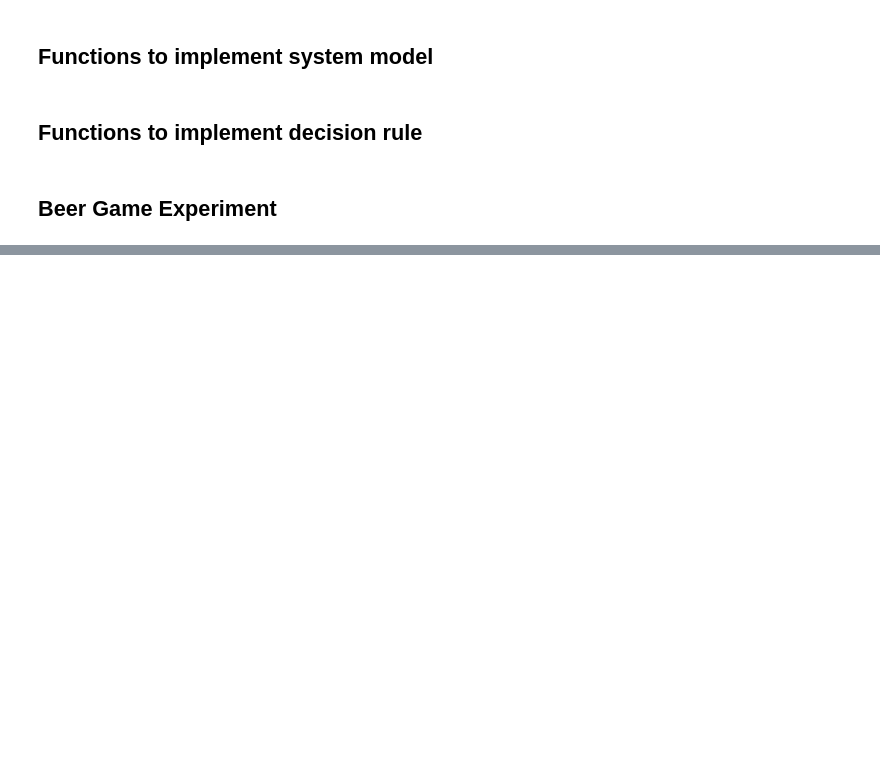
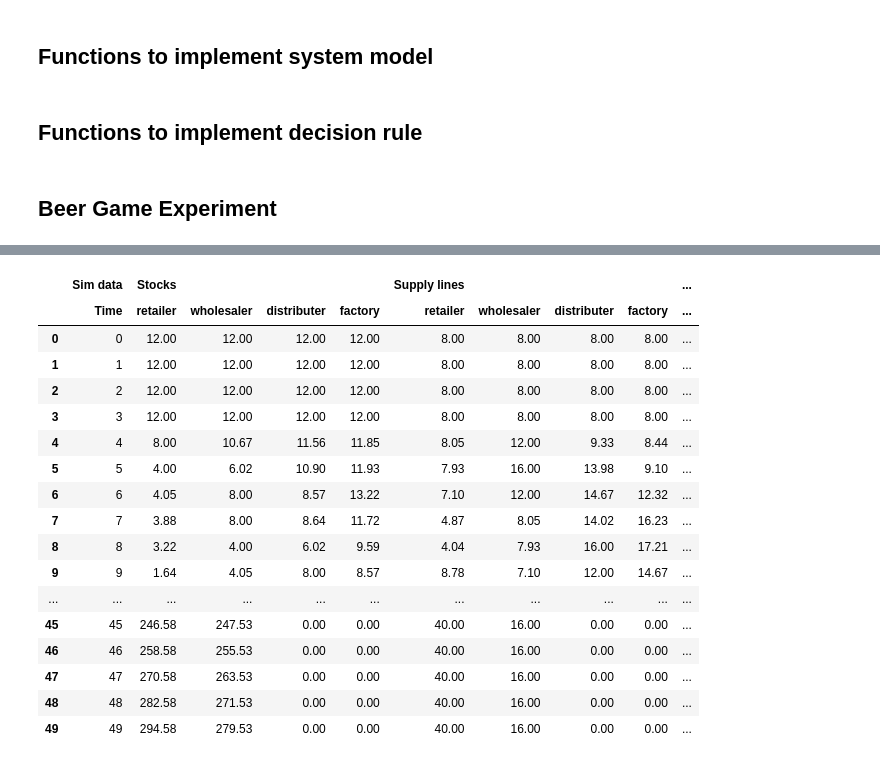
Before and after one commit to billtubbs/prod-inv-control, a Jupyter notebook: beer-game-1989/Sterman-1989-beer-game-functions.ipynb, the cells around one changed output, grey strips where cells are left out. Saved outputs shown, nothing was run; the diff lists cells and outputs as text; code cells hidden in the pictures; blank space fills up the shorter version.

```diff
--- a/beer-game-1989/Sterman-1989-beer-game-functions.ipynb
+++ b/beer-game-1989/Sterman-1989-beer-game-functions.ipynb
@@ -151,6 +247,7 @@ def calc_adjustment_for_supply_line_t(supply_line_t, supply_line_target_t, alpha
 
     This is a discrete-time version of Eqn. 6 in Sterman (1989).
     """
-    return alpha_s * (stock_target_t - stock_t)
+    return alpha_sl * (supply_line_target_t - supply_line_t)
 
+# Test
 assert calc_adjustment_for_stock_t(12, 10, 0.5) == -1
@@ -162,0 +565,25 @@ assert calc_adjustment_for_stock_t(12, 10, 0.5) == -1
+# %%
+import pandas as pd
+import matplotlib.pyplot as plt
+
+sim_results = pd.concat([pd.DataFrame.from_records(data) for data in sim_out.values()], axis=1, keys=sim_out.keys())
+sim_results.round(2)
+# %% [output]
+|  | Sim data | Stocks |  |  |  | Supply lines |  |  |  | ... |
+|  | Time | retailer | wholesaler | distributer | factory | retailer | wholesaler | distributer | factory | ... |
+| 0 | 0 | 12.00 | 12.00 | 12.00 | 12.00 | 8.00 | 8.00 | 8.00 | 8.00 | ... |
+| 1 | 1 | 12.00 | 12.00 | 12.00 | 12.00 | 8.00 | 8.00 | 8.00 | 8.00 | ... |
+| 2 | 2 | 12.00 | 12.00 | 12.00 | 12.00 | 8.00 | 8.00 | 8.00 | 8.00 | ... |
+| 3 | 3 | 12.00 | 12.00 | 12.00 | 12.00 | 8.00 | 8.00 | 8.00 | 8.00 | ... |
+| 4 | 4 | 8.00 | 10.67 | 11.56 | 11.85 | 8.05 | 12.00 | 9.33 | 8.44 | ... |
+| 5 | 5 | 4.00 | 6.02 | 10.90 | 11.93 | 7.93 | 16.00 | 13.98 | 9.10 | ... |
+| 6 | 6 | 4.05 | 8.00 | 8.57 | 13.22 | 7.10 | 12.00 | 14.67 | 12.32 | ... |
+| 7 | 7 | 3.88 | 8.00 | 8.64 | 11.72 | 4.87 | 8.05 | 14.02 | 16.23 | ... |
+| 8 | 8 | 3.22 | 4.00 | 6.02 | 9.59 | 4.04 | 7.93 | 16.00 | 17.21 | ... |
+| 9 | 9 | 1.64 | 4.05 | 8.00 | 8.57 | 8.78 | 7.10 | 12.00 | 14.67 | ... |
+| ... | ... | ... | ... | ... | ... | ... | ... | ... | ... | ... |
+| 45 | 45 | 246.58 | 247.53 | 0.00 | 0.00 | 40.00 | 16.00 | 0.00 | 0.00 | ... |
+| 46 | 46 | 258.58 | 255.53 | 0.00 | 0.00 | 40.00 | 16.00 | 0.00 | 0.00 | ... |
+| 47 | 47 | 270.58 | 263.53 | 0.00 | 0.00 | 40.00 | 16.00 | 0.00 | 0.00 | ... |
+| 48 | 48 | 282.58 | 271.53 | 0.00 | 0.00 | 40.00 | 16.00 | 0.00 | 0.00 | ... |
+| 49 | 49 | 294.58 | 279.53 | 0.00 | 0.00 | 40.00 | 16.00 | 0.00 | 0.00 | ... |
```
Also changed, not shown: parts of 25 cells of this notebook.
